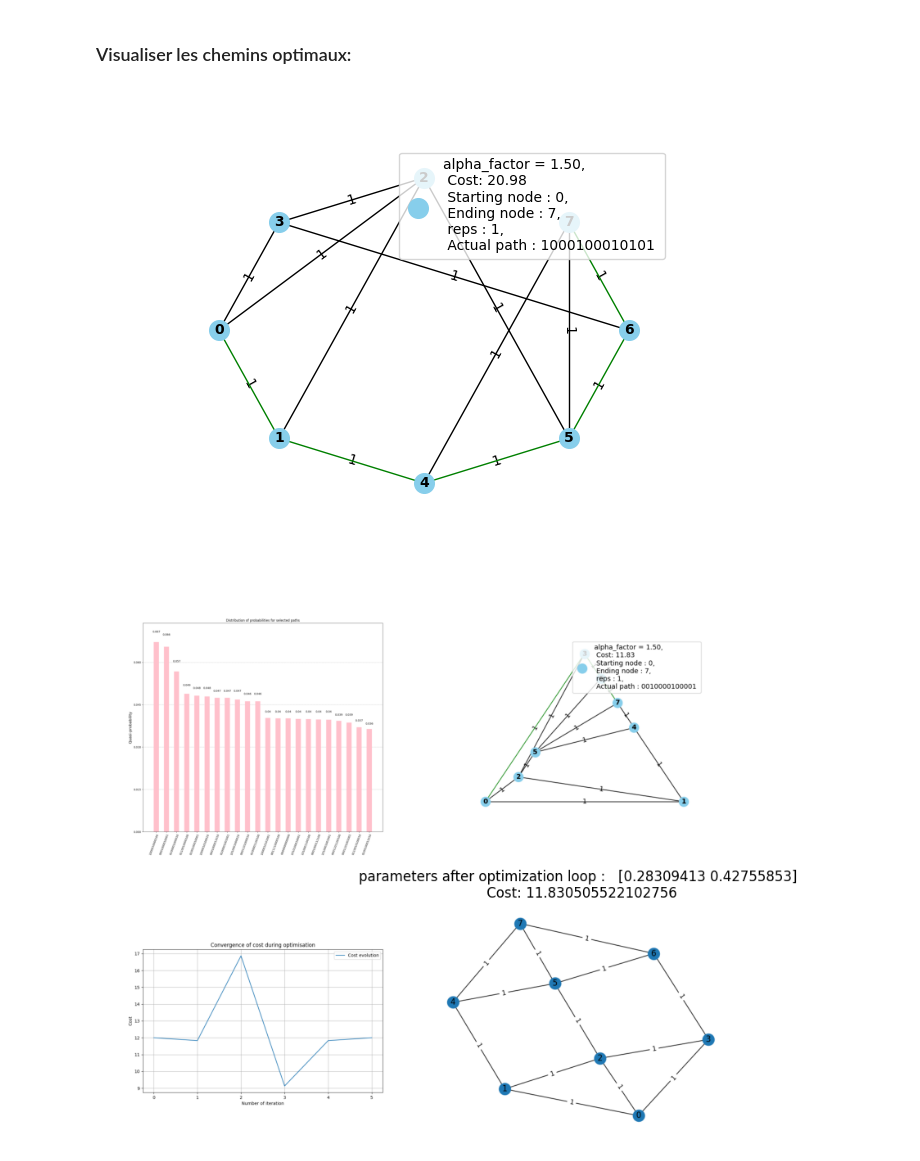
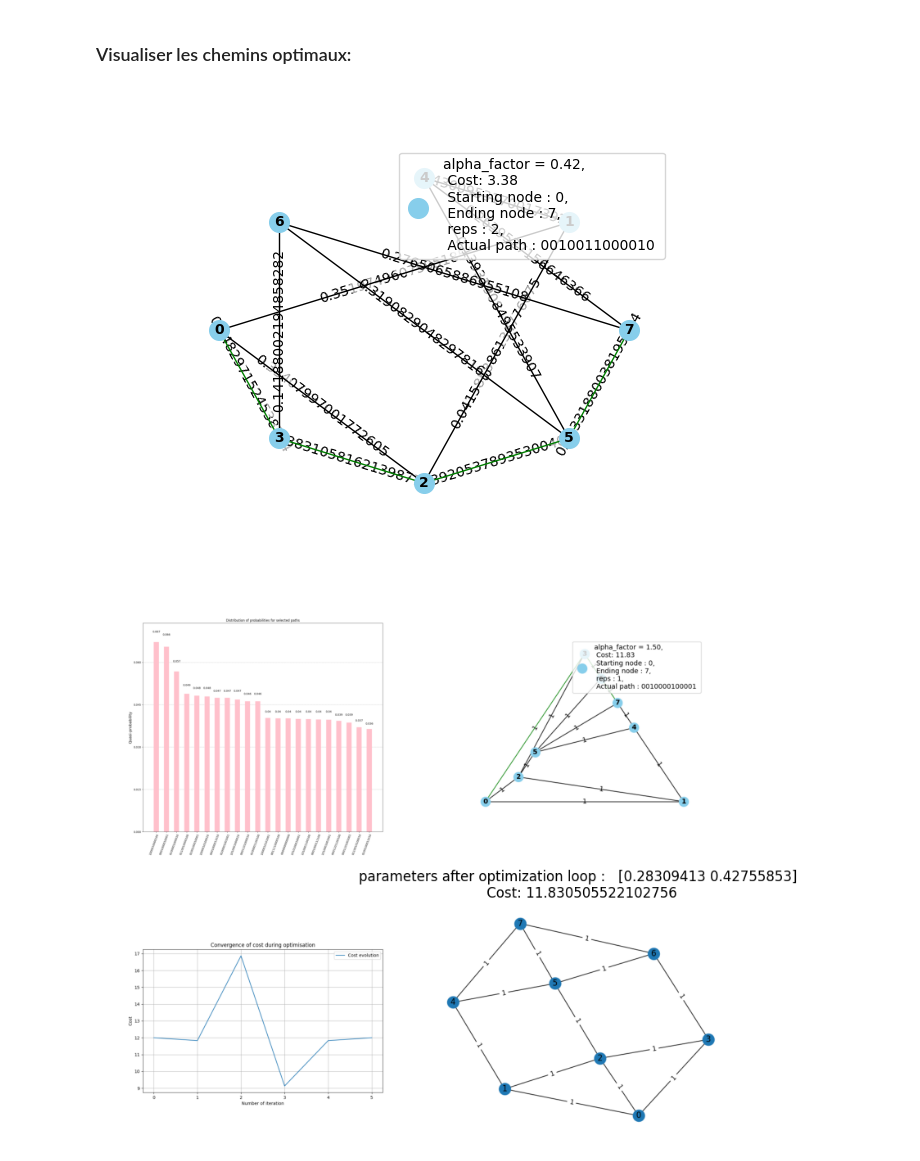
Before and after one commit to scilus/quactography, a Jupyter notebook: scripts/demo.ipynb, the cells around one changed output. Saved outputs shown, nothing was run; the diff lists cells and outputs as text; code cells hidden in the pictures.

Commit message:
test with weighted 0-0.5 graphes and new Hamiltonian

```diff
--- a/scripts/demo.ipynb
+++ b/scripts/demo.ipynb
@@ -81,11 +81,11 @@ display(Image(filename='visu_selected_dist_0.png'))
 # %% [markdown]
 ### Visualiser les chemins optimaux:
 # %%
-!python 5_plot_optimal_paths.py 13_edges_rand_graph  qaoa_solver_infos_alpha_1.5.npz opt_paths edge
+!python 5_plot_optimal_paths.py weighted_13_edges_rand_graph  qaoa_solver_infos_alpha_0.4217940239810756.npz opt_paths edge
 
-display(Image(filename='opt_paths_0_alpha_1.50.png'))
+display(Image(filename='opt_paths_0_alpha_0.42.png'))
 # %% [output]
-[figure, old version]
+[figure, new version]
 # %%
 import matplotlib.pyplot as plt
 import matplotlib.image as mpimg
```
Also changed, not shown: parts of 2 cells of this notebook.
